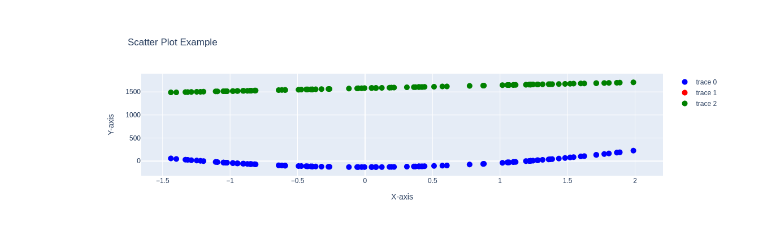
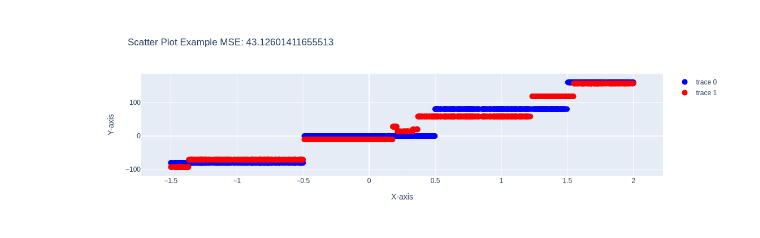
Before and after one commit to AntoniKingston/MIOwAD25L, a Jupyter notebook: NN2.ipynb, the cells around one changed output. Drawn from its saved outputs; the diff is of its cells as text; code cells hidden in the pictures.

```diff
--- a/NN2.ipynb
+++ b/NN2.ipynb
@@ -7,8 +7,11 @@ from jax import grad
 import plotly.graph_objects as go
 # %%
 class MLP_with_backpropagation():
+
     def identity(x):
         return x
+    def derivative_sv(function, x, dx=10**(-6)):
+        return (function(x+dx)-function(x))/dx
 
     def __init__(self, shape, activations = None): #len(activations)+1=len(shape)
         fed_values = []
@@ -86,7 +89,7 @@ class MLP_with_backpropagation():
         self.biases = biases
 
     def squared_error(pred, expected):
-        return (pred - expected)**2
+        return (expected - pred)**2
 
 
     #returns a pair first element is for weights second for biases
@@ -104,13 +107,12 @@ class MLP_with_backpropagation():
                 if last_layer:
                     x_0 = self.activation_values[i][j]
                     y_0 = expected[j]
-                    dc_da = grad(MLP_with_backpropagation.squared_error, argnums = 0)
-                    neuron_activation_grad[i][j] = dc_da(x_0, y_0)
+                    neuron_activation_grad[i][j] = 2*(x_0-y_0)
+                    # print(dc_da(x_0, y_0))
                 else:
                     neuron_activation_grad[i][j] = sum([neuron_fed_grad[i+1][k] * self.weights[i+1][k][j] for k in range(len(neuron_fed_grad[i+1]))])
 
-                da_dz = grad(self.activations_sv[i], argnums = 0)
-                neuron_fed_grad[i][j] = neuron_activation_grad[i][j]*da_dz(self.fed_values[i][j])
+                neuron_fed_grad[i][j] = neuron_activation_grad[i][j]*MLP_with_backpropagation.derivative_sv(self.activations_sv[i], self.fed_values[i][j])
                 bias_grad[i][j] = neuron_fed_grad[i][j]
 
                 for k in range(len(self.weights[i][j])):
@@ -139,12 +141,17 @@ class MLP_with_backpropagation():
             lista[i] = lista[i] * factor
         return lista
 
-    def learn(self, x, y, epochs, lr=0.01, batch_size = max(1,int(len(x)/100))):
+    def learn(self, x, y, epochs, lr=0.01, batch_size = None):
+            if not batch_size:
+                batch_size = max(1,int(len(x)/100))
             for i in range(epochs):
                 idx = 0
+                permutation = np.random.permutation(len(x))
+                x_sh=x[permutation]
+                y_sh=y[permutation]
                 while(idx + batch_size < len(x)):
-                    batchx = x[idx:idx+batch_size]
-                    batchy = y[idx:idx+batch_size]
+                    batchx = x_sh[idx:idx+batch_size]
+                    batchy = y_sh[idx:idx+batch_size]
                     for i in range(batch_size):
                         local_weight_gradient, local_bias_gradient = self.derivative(batchx[i], batchy[i])
                         if i==0:
@@ -206,0 +216,7 @@ np.float64(nan)
+# %%
+for i in range(1000):
+    network.learn(X_tr_scl.reshape(-1,1), Y_tr_scl.reshape(-1,1), 10, 0.0005, 50)
+    pred = network.predict_multiple(X_ts_scl.reshape(-1,1)).reshape(-1) * y_scl + min_y
+    MSE = sum((Y_test - pred)**2)/len(X_train)
+    if i % 10 == 0:
+        print(MSE)
@@ -207,12 +241,12 @@ np.float64(nan)
 # %%
 fig = go.Figure(data=go.Scatter(x=X_test, y=Y_test, mode='markers', marker=dict(color='blue', size=10)))
 
-fig.add_trace(go.Scatter(x=X_test, y=pred1.reshape(-1), mode='markers', marker=dict(color='red', size=10)))
-fig.add_trace(go.Scatter(x=X_test, y=pred0.reshape(-1), mode='markers', marker=dict(color='green', size=10)))
+fig.add_trace(go.Scatter(x=X_test, y=pred.reshape(-1), mode='markers', marker=dict(color='red', size=10)))
+# fig.add_trace(go.Scatter(x=X_test, y=pred0.reshape(-1), mode='markers', marker=dict(color='green', size=10)))
 
-fig.update_layout(title="Scatter Plot Example", xaxis_title="X-axis", yaxis_title="Y-axis")
+fig.update_layout(title=f"Scatter Plot Example MSE: {MSE}", xaxis_title="X-axis", yaxis_title="Y-axis")
 
 fig.show()
 # %% [output]
-[figure, old version]
+[figure, new version]
 # %%
```
Also changed, not shown: parts of 11 cells of this notebook.
